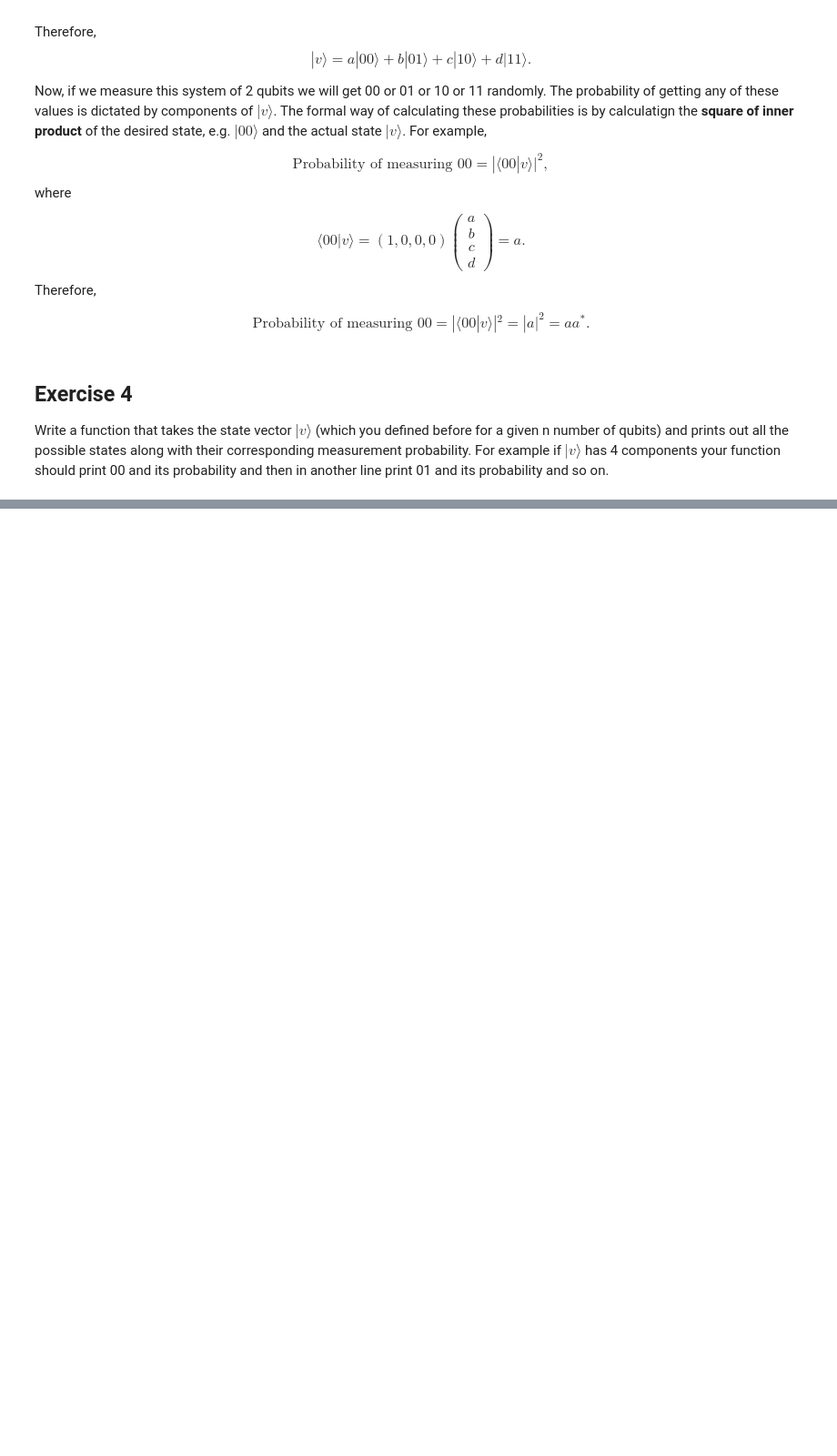
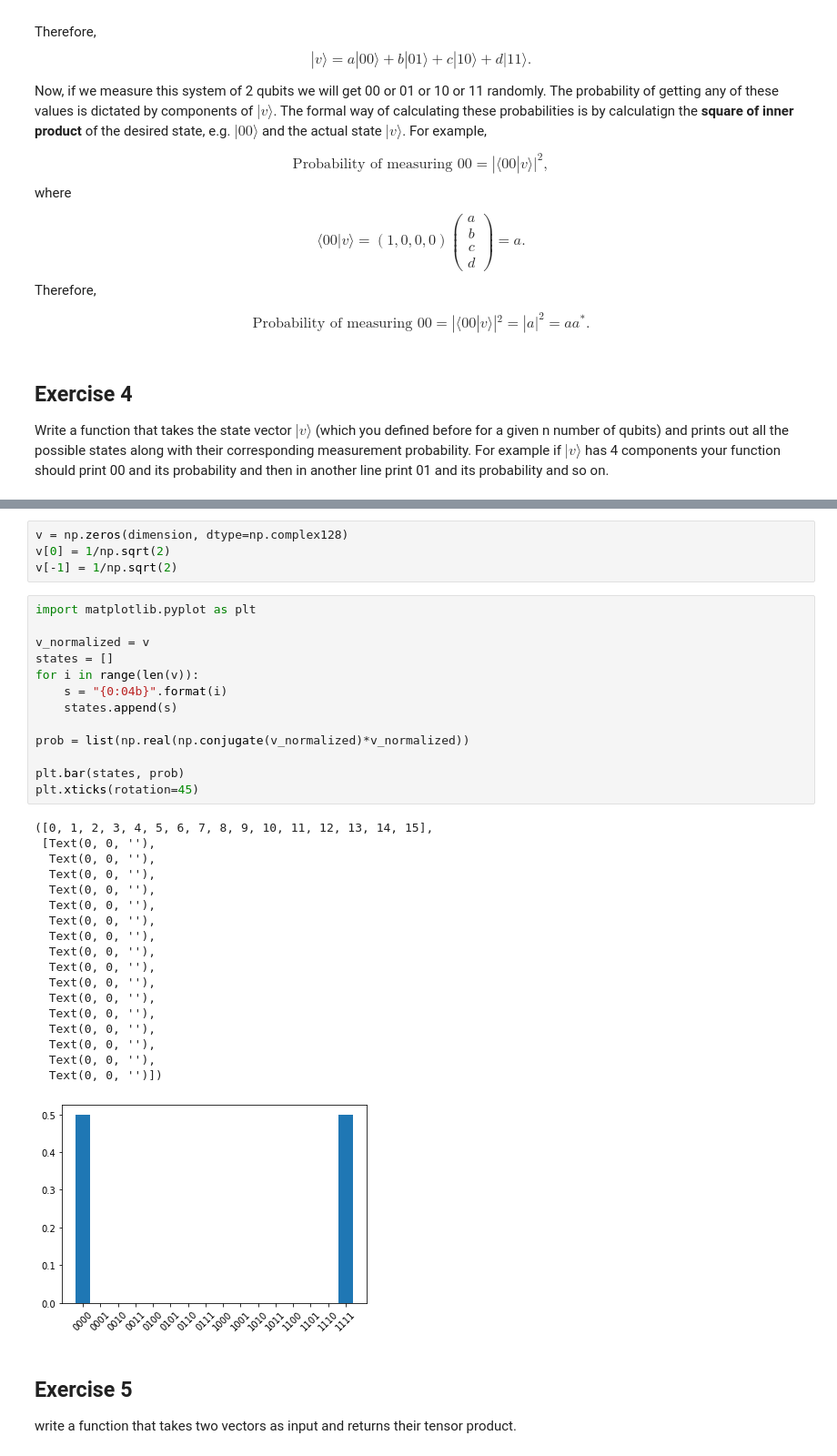
Before and after one commit to ShabaniLab/q-camp, a Jupyter notebook: notebooks/intro-qubits.ipynb, the cells around one changed output, grey strips where cells are left out. Shown at 91% size. Saved outputs shown, nothing was run; the diff lists cells and outputs as text; blank space fills up the shorter version.

```diff
--- a/notebooks/intro-qubits.ipynb
+++ b/notebooks/intro-qubits.ipynb
@@ -58,0 +154,39 @@ Write a function that takes the state vector $|v\rangle$ (which you defined befo
+# %%
+v = np.zeros(dimension, dtype=np.complex128)
+v[0] = 1/np.sqrt(2)
+v[-1] = 1/np.sqrt(2)
+# %%
+import matplotlib.pyplot as plt
+
+v_normalized = v
+states = []
+for i in range(len(v)):
+    s = "{0:04b}".format(i)
+    states.append(s)
+
+prob = list(np.real(np.conjugate(v_normalized)*v_normalized))
+
+plt.bar(states, prob)
+plt.xticks(rotation=45)
+# %% [output]
+([0, 1, 2, 3, 4, 5, 6, 7, 8, 9, 10, 11, 12, 13, 14, 15],
+ [Text(0, 0, ''),
+  Text(0, 0, ''),
+  Text(0, 0, ''),
+  Text(0, 0, ''),
+  Text(0, 0, ''),
+  Text(0, 0, ''),
+  Text(0, 0, ''),
+  Text(0, 0, ''),
+  Text(0, 0, ''),
+  Text(0, 0, ''),
+  Text(0, 0, ''),
+  Text(0, 0, ''),
+  Text(0, 0, ''),
+  Text(0, 0, ''),
+  Text(0, 0, ''),
+  Text(0, 0, '')])
+[figure, added]
+# %% [markdown]
+## Exercise 5
+write a function that takes two vectors as input and returns their tensor product.
```
Also changed, not shown: parts of 14 cells of this notebook, 4 other files.
